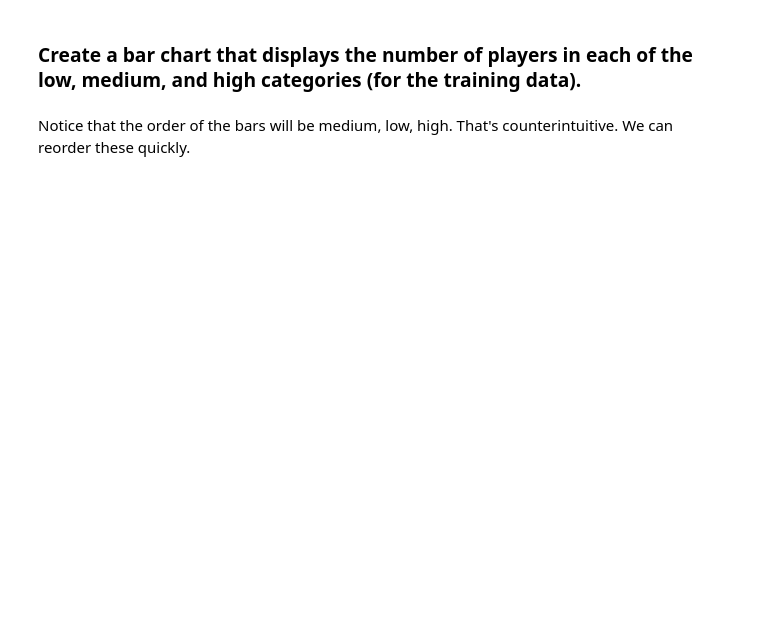
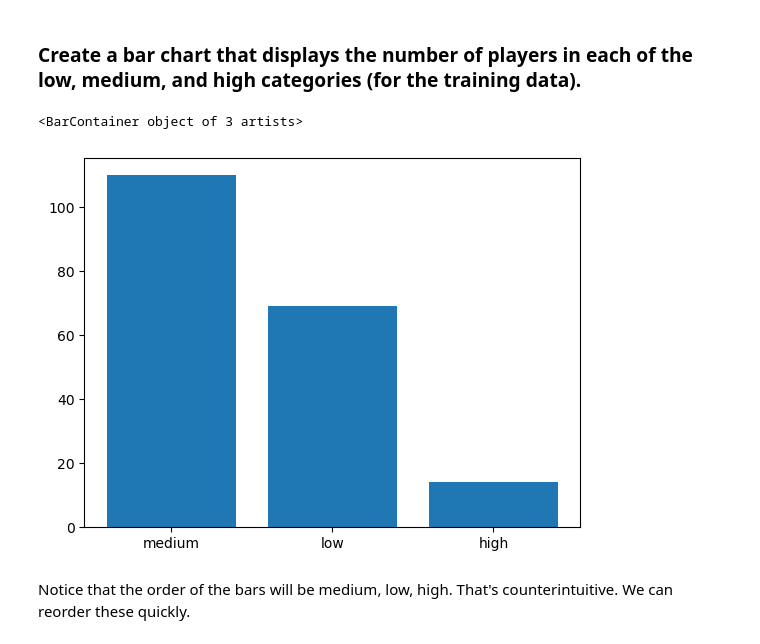
Before and after one commit to Divpath/code_2600, a Jupyter notebook: mod03_eda.ipynb, the cells around one changed output. Saved outputs shown, nothing was run; the diff lists cells and outputs as text; code cells hidden in the pictures; blank space fills up the shorter version.

```diff
--- a/mod03_eda.ipynb
+++ b/mod03_eda.ipynb
@@ -189,5 +194,5 @@ Totals = [TotHits, TotWalks, TotAtBat-TotHits-TotWalks]
 ### Using 0.25 and 0.31 as the split points, create a new variable with three bins: high, medium, and low.
 # %%
 Train['AVG_bin'] = 'medium'
-Train['AVG_bin'][#fillin] = 'low'
-Train['AVG_bin'][#fillin] = 'high'
+Train['AVG_bin'][Train['AVG'] < 0.25] = 'low'
+Train['AVG_bin'][Train['AVG'] >= 0.31] = 'high'
@@ -195,6 +218,10 @@ Train['AVG_bin'][#fillin] = 'high'
 ### Create a bar chart that displays the number of players in each of the low, medium, and high categories (for the training data).
 # %%
 Train['AVG_bin'].value_counts()
+plt.bar(Train['AVG_bin'].value_counts().index, Train['AVG_bin'].value_counts().values)
+# %% [output]
+<BarContainer object of 3 artists>
+[figure, added]
 # %% [markdown]
 Notice that the order of the bars will be medium, low, high. That's counterintuitive. We can reorder these quickly.
 # %%
```
Also changed, not shown: parts of 7 cells of this notebook.
